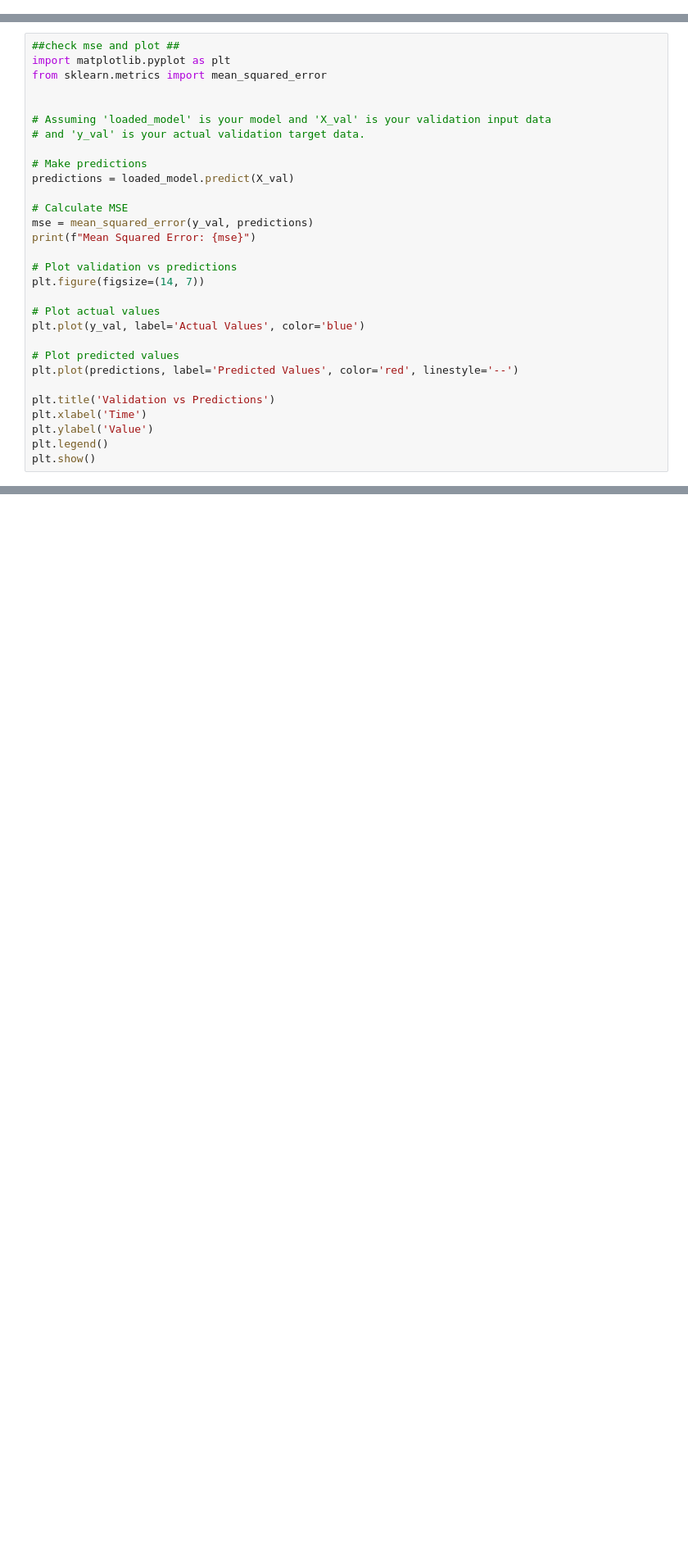
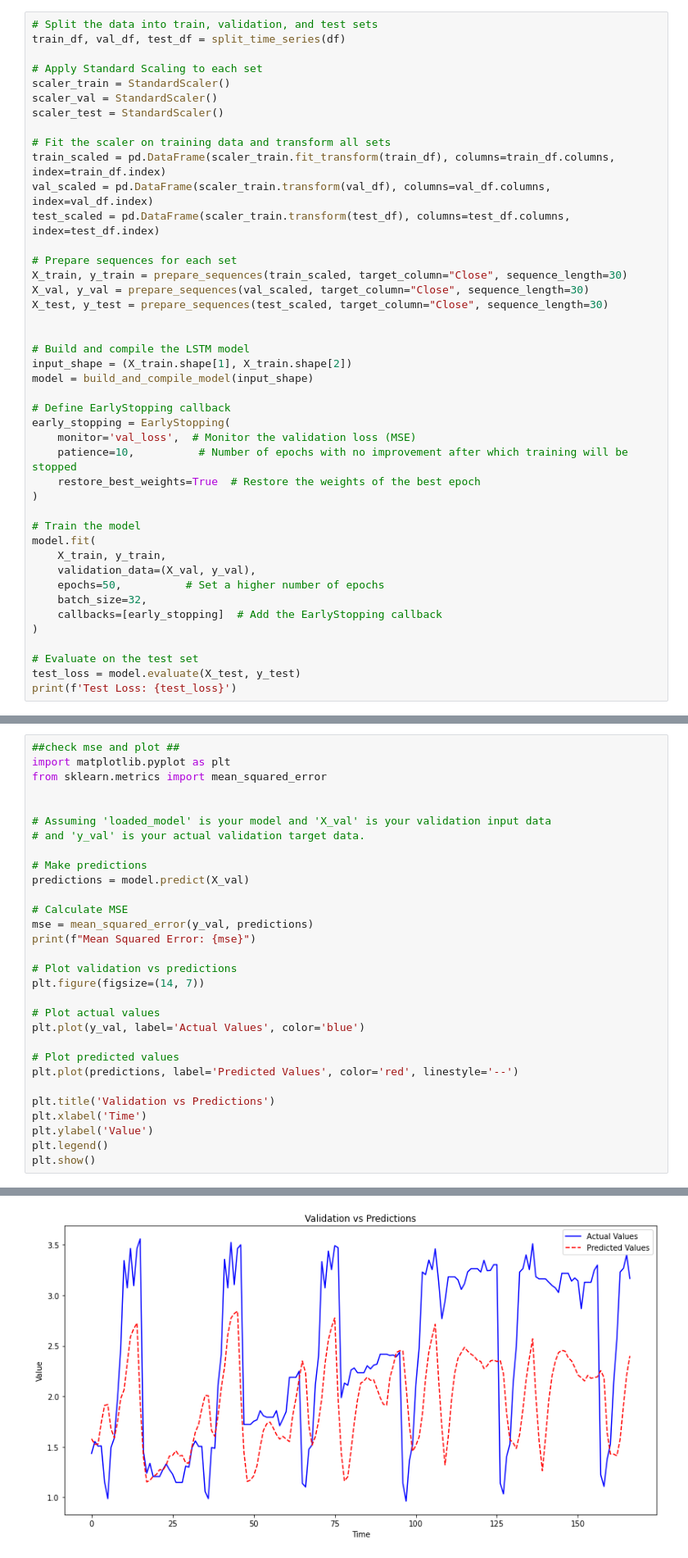
Before and after one commit to Uriah372-DS/Fintech-Project, a Jupyter notebook: model.ipynb, the cells around one changed output, grey strips where cells are left out. Shown: that part at 82% size. Cells and saved outputs as stored; diff of their text form; blank space fills up the shorter version.

```diff
--- a/model.ipynb
+++ b/model.ipynb
@@ -147,0 +86,43 @@ predictions = loaded_model.predict(X_val)
+# %%
+# Split the data into train, validation, and test sets
+train_df, val_df, test_df = split_time_series(df)
+
+# Apply Standard Scaling to each set
+scaler_train = StandardScaler()
+scaler_val = StandardScaler()
+scaler_test = StandardScaler()
+
+# Fit the scaler on training data and transform all sets
+train_scaled = pd.DataFrame(scaler_train.fit_transform(train_df), columns=train_df.columns, index=train_df.index)
+val_scaled = pd.DataFrame(scaler_train.transform(val_df), columns=val_df.columns, index=val_df.index)
+test_scaled = pd.DataFrame(scaler_train.transform(test_df), columns=test_df.columns, index=test_df.index)
+
+# Prepare sequences for each set
+X_train, y_train = prepare_sequences(train_scaled, target_column="Close", sequence_length=30)
+X_val, y_val = prepare_sequences(val_scaled, target_column="Close", sequence_length=30)
+X_test, y_test = prepare_sequences(test_scaled, target_column="Close", sequence_length=30)
+
+
+# Build and compile the LSTM model
+input_shape = (X_train.shape[1], X_train.shape[2])
+model = build_and_compile_model(input_shape)
+
+# Define EarlyStopping callback
+early_stopping = EarlyStopping(
+    monitor='val_loss',  # Monitor the validation loss (MSE)
+    patience=10,          # Number of epochs with no improvement after which training will be stopped
+    restore_best_weights=True  # Restore the weights of the best epoch
+)
+
+# Train the model
+model.fit(
+    X_train, y_train,
+    validation_data=(X_val, y_val),
+    epochs=50,          # Set a higher number of epochs
+    batch_size=32,
+    callbacks=[early_stopping]  # Add the EarlyStopping callback
+)
+
+# Evaluate on the test set
+test_loss = model.evaluate(X_test, y_test)
+print(f'Test Loss: {test_loss}')
@@ -155,7 +154,7 @@ from sklearn.metrics import mean_squared_error
 # and 'y_val' is your actual validation target data.
 
 # Make predictions
-predictions = loaded_model.predict(X_val)
+predictions = model.predict(X_val)
 
 # Calculate MSE
 mse = mean_squared_error(y_val, predictions)
@@ -175,3 +174,4 @@ plt.xlabel('Time')
 plt.ylabel('Value')
 plt.legend()
 plt.show()
+# %% [output]
@@ -177,0 +179 @@ plt.show()
+[figure, added]
```
Also changed, not shown: parts of 12 cells of this notebook.
